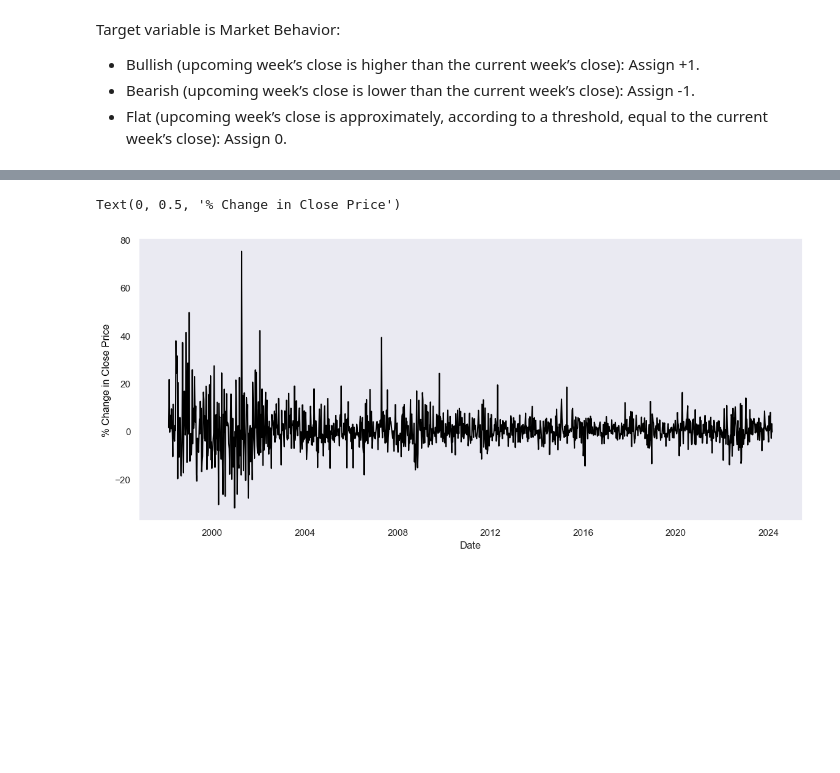
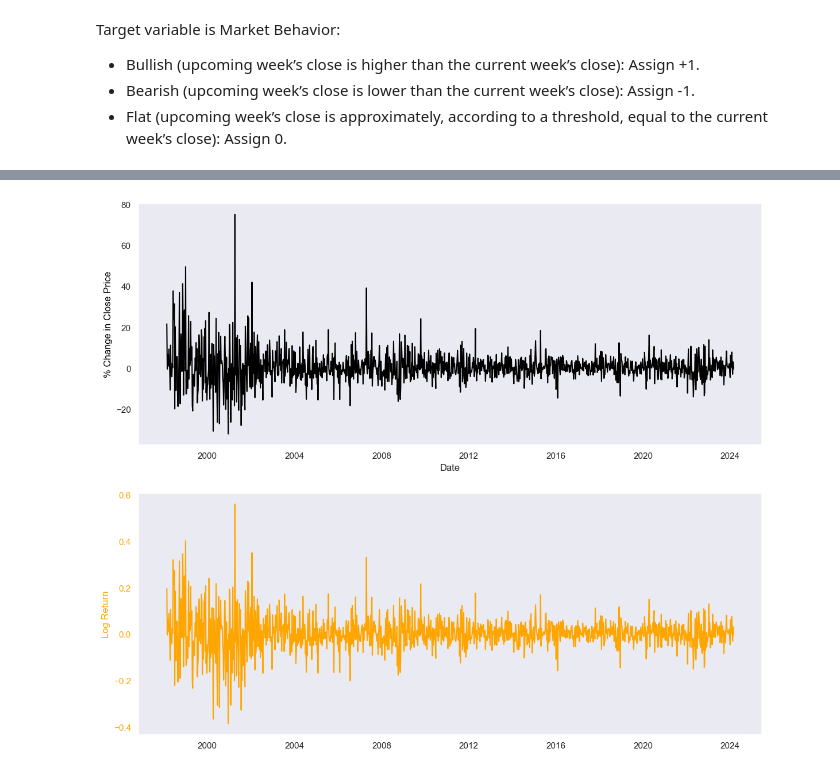
Before and after one commit to elenatomasella/ML, a Jupyter notebook: anfis_amzn.ipynb, the cells around one changed output, grey strips where cells are left out. Saved outputs shown, nothing was run; the diff lists cells and outputs as text; code cells hidden in the pictures; blank space fills up the shorter version.

Commit message:
Made it train finally

```diff
--- a/anfis_amzn.ipynb
+++ b/anfis_amzn.ipynb
@@ -21,7 +22,7 @@ import numpy as np
 # %%
 #msft = pd.read_csv(r'C:\Users\Utente\Desktop\Luiss\ML\Final Project\Datasets\Microsoft_weekly_ok.csv')
-#amzn = pd.read_csv(r'C:\Users\Utente\Desktop\Luiss\ML\Final Project\Datasets\Amazon_weekly_ok.csv')
-amzn = pd.read_csv(r'C:\Users\Gian\OneDrive - LUISS Libera Università Internazionale degli Studi Sociali Guido Carli\ML\Final Project\Weekly series\Amazon_weekly_ok.csv', index_col=False, parse_dates=['Date'])
+amzn = pd.read_csv(r'C:\Users\Utente\Desktop\Luiss\ML\Final Project\Datasets\Amazon_weekly_ok.csv')
+#amzn = pd.read_csv(r'C:\Users\Gian\OneDrive - LUISS Libera Università Internazionale degli Studi Sociali Guido Carli\ML\Final Project\Weekly series\Amazon_weekly_ok.csv', index_col=False, parse_dates=['Date'])
 #ibm = pd.read_csv(r'C:\Users\Utente\Desktop\Luiss\ML\Final Project\Datasets\IBM_weekly_ok.csv')
 #cac = pd.read_csv(r'C:\Users\Utente\Desktop\Luiss\ML\Final Project\Datasets\Cac_weekly_ok.csv')
 #sp500 = pd.read_csv(r'C:\Users\Utente\Desktop\Luiss\ML\Final Project\Datasets\Sp500_weekly_ok.csv')
@@ -183,7 +184,7 @@ Target variable is Market Behavior:
 - Flat (upcoming week’s close is approximately, according to a threshold, equal to the current week’s close): Assign 0.
 # %%
 # Calculate the percentage change in closing price from one week to the next
-amzn['Next_week_pct_change'] = 100*(amzn['Close'].pct_change(periods=1).shift(-1))
+amzn.loc[:, 'Next_week_pct_change'] = 100*(amzn['Close'].pct_change(periods=1).shift(-1))
 
 # Define a threshold for what we consider to be a flat week, e.g. 1% price change
 # Define a function to categorize the change as +1, 0, or -1
@@ -196,10 +197,11 @@ def categorize_change(weekly_return, flat_threshold=1):
         return 0  # Flat
 
 # Apply the function to the percentage change column to create the target variable
-amzn['Next_week_market_behavior'] = amzn['Next_week_pct_change'].apply(categorize_change)
+amzn.loc[:, 'Next_week_market_behavior'] = amzn['Next_week_pct_change'].apply(categorize_change)
+amzn.loc[:, 'Log_return'] = np.log(amzn['Close'].shift(-1) / amzn['Close'])
 
 # Drop the last row as it contains NaN in the 'Next_week_pct_change' column
-amzn = amzn[:-1]
+amzn = amzn[1:-1]
 # %%
 amzn
 # %% [output]
@@ -219,13 +221,16 @@ amzn
 # %%
-fig, ax = plt.subplots(figsize=(14, 6))
-ax.plot(amzn['Date'], amzn['Next_week_pct_change'], color='Black', label='% change')
-ax.set_xlabel('Date')
-ax.set_ylabel('% Change in Close Price', color='Black')
+fig, axes = plt.subplots(nrows=2, figsize=(14, 12))
+axes[0].plot(amzn['Date'], amzn['Next_week_pct_change'], color='Black', label='% change')
+axes[0].set_xlabel('Date')
+axes[0].set_ylabel('% Change in Close Price', color='Black')
 #ax.tick_params(axis='y', labelcolor='white')
 #ax.legend()
+
+axes[1].plot(amzn['Date'], amzn['Log_return'], color='orange', label='Log Return')
+axes[1].set_ylabel('Log Return', color='orange')
+axes[1].tick_params(axis='y', labelcolor='orange')
 # %% [output]
-Text(0, 0.5, '% Change in Close Price')
-[figure, old version]
+[figure, new version]
 # %%
 # Define your feature columns
 feature_columns = ['MA40_MA10_difference_normalized', 'RSI', 'CCI', 'CPC']
```
Also changed, not shown: parts of 8 cells of this notebook.
